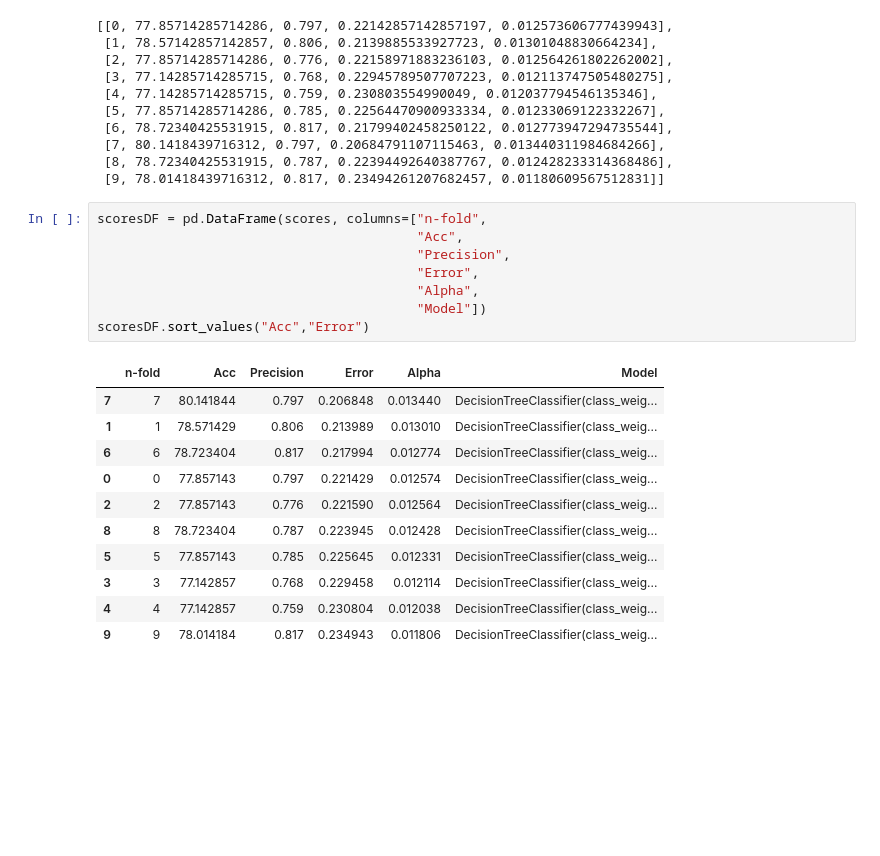
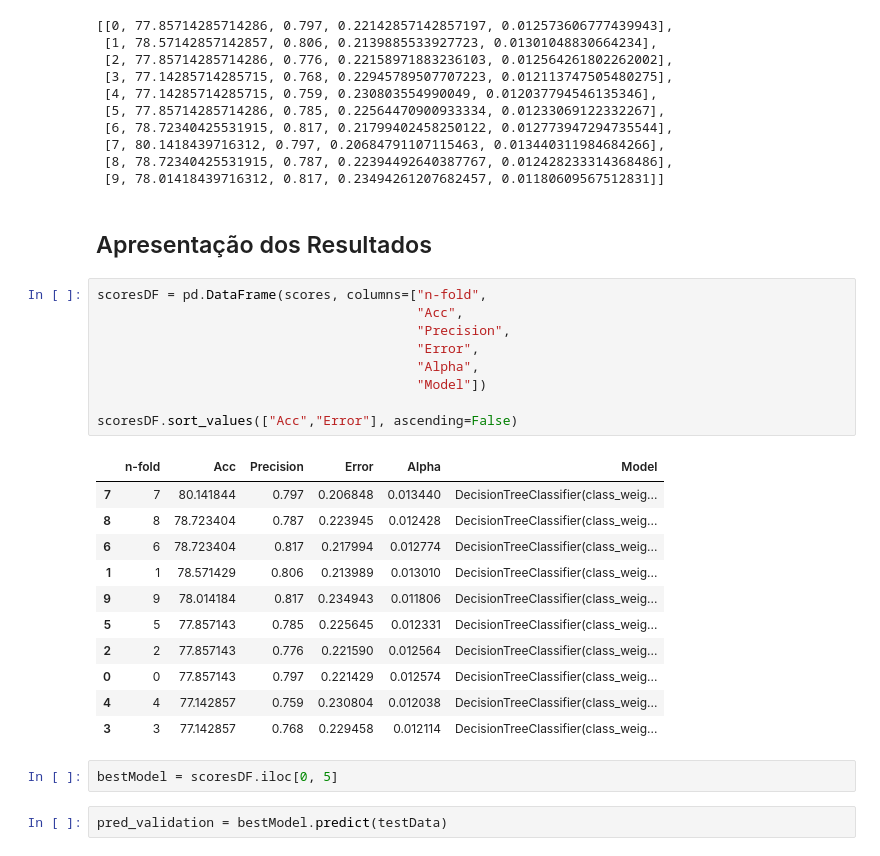
Before and after one commit to BrunoICardoso/DataScience, a Jupyter notebook: Machine Learning II/Trabalho-1-AdaBoosting/Machine Learning II - Aval-1 - Implementação AdaBoosting.ipynb, the cells around one changed output. Cells and saved outputs as stored; diff of their text form; blank space fills up the shorter version.

```diff
--- a/Machine Learning II/Trabalho-1-AdaBoosting/Machine Learning II - Aval-1 - Implementação AdaBoosting.ipynb
+++ b/Machine Learning II/Trabalho-1-AdaBoosting/Machine Learning II - Aval-1 - Implementação AdaBoosting.ipynb
@@ -269,23 +270,30 @@ display(scores)
  [7, 80.1418439716312, 0.797, 0.20684791107115463, 0.013440311984684266],
  [8, 78.72340425531915, 0.787, 0.22394492640387767, 0.012428233314368486],
  [9, 78.01418439716312, 0.817, 0.23494261207682457, 0.01180609567512831]]
+# %% [markdown]
+<h2>Apresentação dos Resultados</h2>
 # %%
 scoresDF = pd.DataFrame(scores, columns=["n-fold",
                                          "Acc",
                                          "Precision",
                                          "Error",
                                          "Alpha",
                                          "Model"])
-scoresDF.sort_values("Acc","Error")
+
+scoresDF.sort_values(["Acc","Error"], ascending=False)
 # %% [output]
 |  | n-fold | Acc | Precision | Error | Alpha | Model |
 | 7 | 7 | 80.141844 | 0.797 | 0.206848 | 0.013440 | DecisionTreeClassifier(class_weig... |
+| 8 | 8 | 78.723404 | 0.787 | 0.223945 | 0.012428 | DecisionTreeClassifier(class_weig... |
+| 6 | 6 | 78.723404 | 0.817 | 0.217994 | 0.012774 | DecisionTreeClassifier(class_weig... |
 | 1 | 1 | 78.571429 | 0.806 | 0.213989 | 0.013010 | DecisionTreeClassifier(class_weig... |
-| 6 | 6 | 78.723404 | 0.817 | 0.217994 | 0.012774 | DecisionTreeClassifier(class_weig... |
+| 9 | 9 | 78.014184 | 0.817 | 0.234943 | 0.011806 | DecisionTreeClassifier(class_weig... |
+| 5 | 5 | 77.857143 | 0.785 | 0.225645 | 0.012331 | DecisionTreeClassifier(class_weig... |
+| 2 | 2 | 77.857143 | 0.776 | 0.221590 | 0.012564 | DecisionTreeClassifier(class_weig... |
 | 0 | 0 | 77.857143 | 0.797 | 0.221429 | 0.012574 | DecisionTreeClassifier(class_weig... |
-| 2 | 2 | 77.857143 | 0.776 | 0.221590 | 0.012564 | DecisionTreeClassifier(class_weig... |
-| 8 | 8 | 78.723404 | 0.787 | 0.223945 | 0.012428 | DecisionTreeClassifier(class_weig... |
-| 5 | 5 | 77.857143 | 0.785 | 0.225645 | 0.012331 | DecisionTreeClassifier(class_weig... |
+| 4 | 4 | 77.142857 | 0.759 | 0.230804 | 0.012038 | DecisionTreeClassifier(class_weig... |
 | 3 | 3 | 77.142857 | 0.768 | 0.229458 | 0.012114 | DecisionTreeClassifier(class_weig... |
-| 4 | 4 | 77.142857 | 0.759 | 0.230804 | 0.012038 | DecisionTreeClassifier(class_weig... |
-| 9 | 9 | 78.014184 | 0.817 | 0.234943 | 0.011806 | DecisionTreeClassifier(class_weig... |
+# %%
+bestModel = scoresDF.iloc[0, 5]
+# %%
+pred_validation = bestModel.predict(testData)
```
Also changed, not shown: parts of 2 cells of this notebook, 2 other files.
